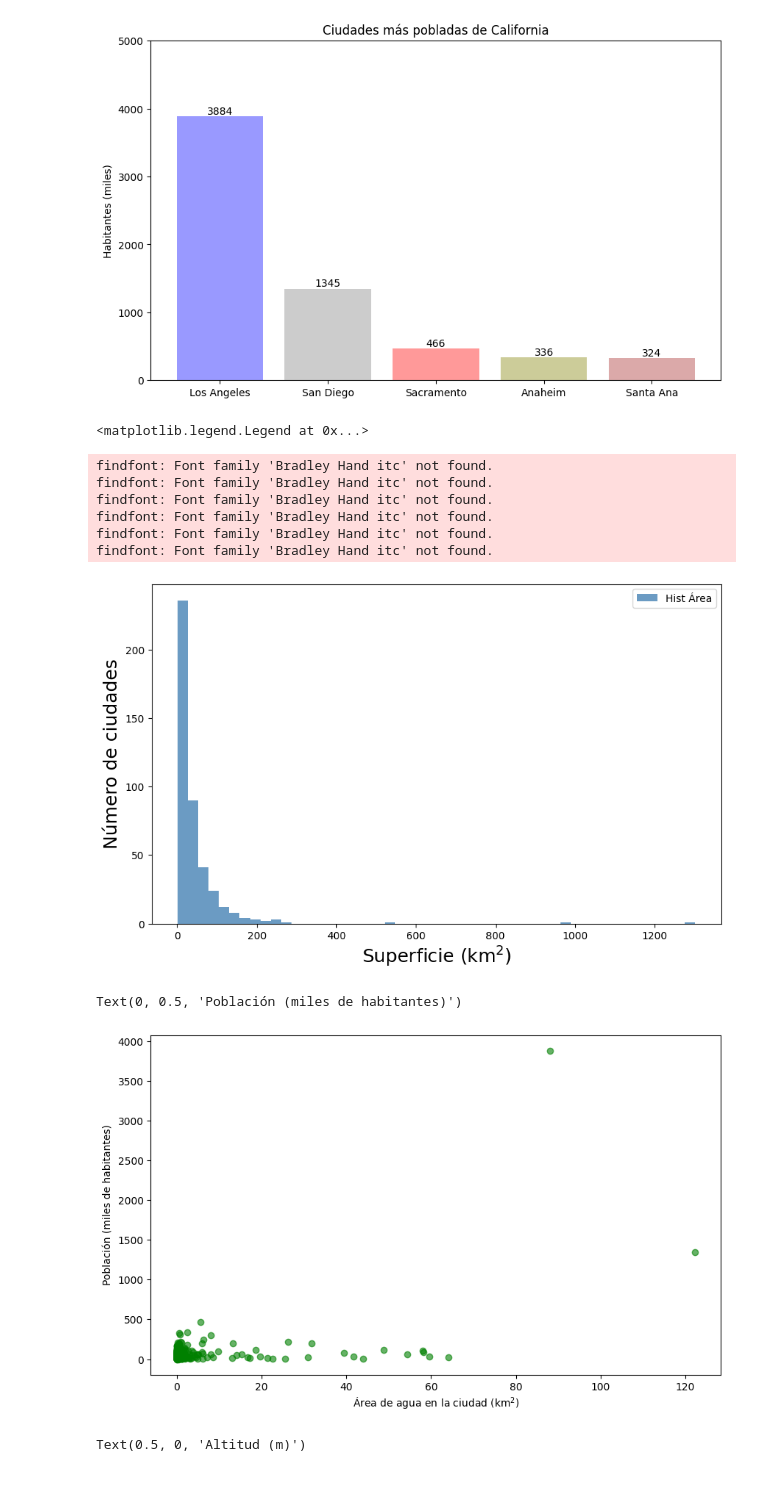
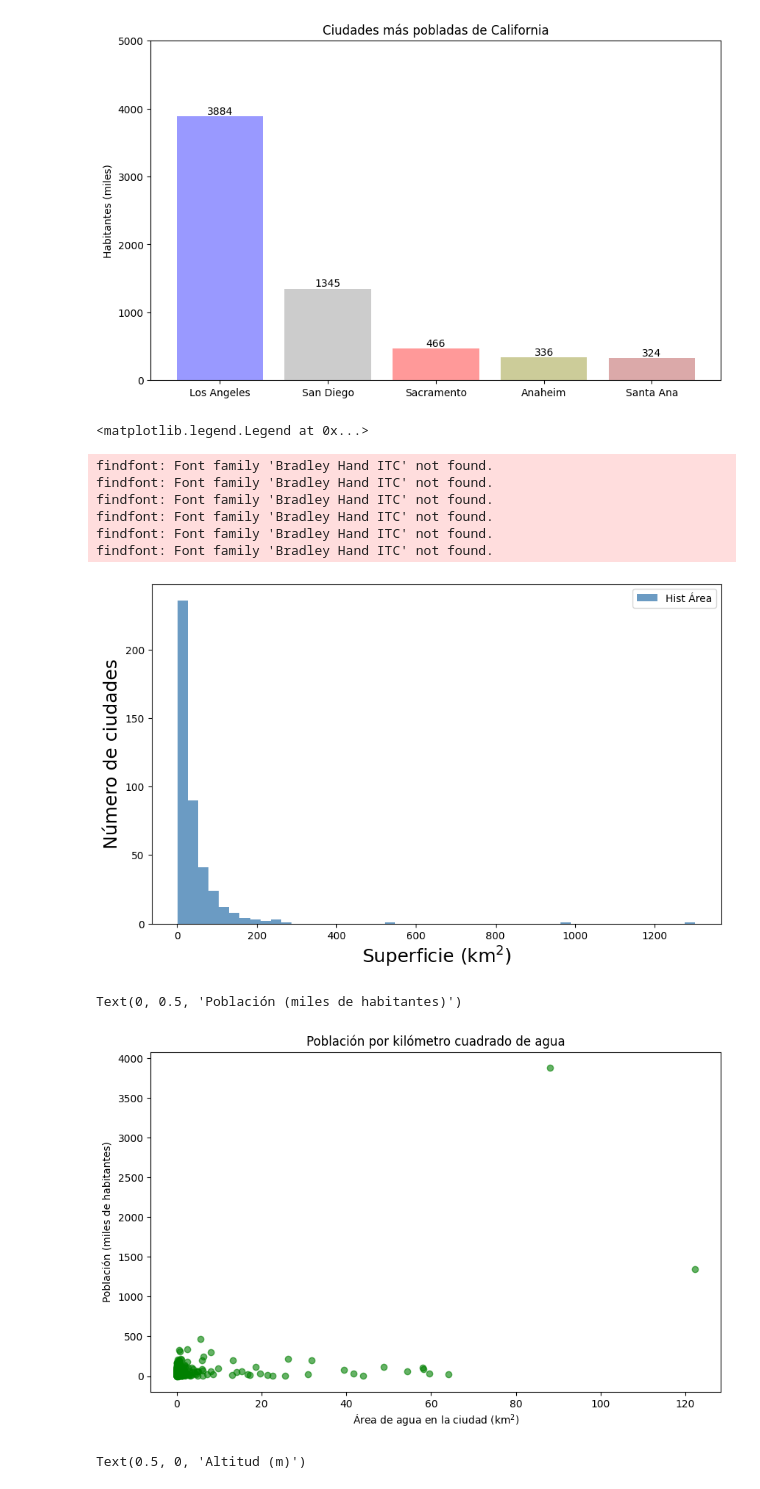
Before and after one commit to elecomexp/ONLINE_DS_THEBRIDGE_2024, a Jupyter notebook: 03_Analisis_Datos/S08_Visualización_Presentacion/U01_Visualizacion_Basica/Practica_Obligatoria/18_Practica_Obligatoria_Visualizacion_Basica.ipynb, the cells around one changed output. Cells and saved outputs as stored; diff of their text form; code cells hidden in the pictures.

```diff
--- a/03_Analisis_Datos/S08_Visualización_Presentacion/U01_Visualizacion_Basica/Practica_Obligatoria/18_Practica_Obligatoria_Visualizacion_Basica.ipynb
+++ b/03_Analisis_Datos/S08_Visualización_Presentacion/U01_Visualizacion_Basica/Practica_Obligatoria/18_Practica_Obligatoria_Visualizacion_Basica.ipynb
@@ -19,11 +20,3 @@ from IPython.display import Image
 import matplotlib.pyplot as plt
 import numpy as np
 import pandas as pd
-# %%
-def split_by_uppercase(text) -> str:
-    '''
-    Utiliza expresiones regulares para encontrar las mayúsculas, separa una cadena,
-    y retornar una nueva string separada por espacios
-    '''
-    strings = re.findall(r'[A-Z][^A-Z]*', text)
-    return ' '.join(strings)
@@ -33,6 +56,24 @@ def split_by_uppercase(text) -> str:
 ### #1.1
 # %% [markdown]
 Carga el dataset de casas de California que está en la ruta './data/california_cities.csv'. Muestra parte de su contenido y su descripción. Deshazte de las filas con nulos.
+# %%
+def split_by_uppercase(text) -> str:
+    '''
+    Uses regular expressions to find uppercase letters, split a string at those points,
+    and return a new string separated by spaces.
+
+    Parameters:
+    ----------
+    text : str
+        Text to split.
+
+    Returns:
+    -------
+    str
+        The modified string with spaces inserted before each uppercase letter.
+    '''
+    strings = re.findall(r'[A-Z][^A-Z]*', text)
+    return ' '.join(strings)
 # %%
 california_cities = pd.read_csv('./data/california_cities.csv',
                                 index_col = 0)
@@ -148,38 +196,40 @@ histogram = plt.hist(california_cities['area_total_km2'].to_list(),
                      label = 'Hist Área'
                      )
 
-kwargs = {'fontfamily' : 'Bradley Hand itc',
+kwargs = {'fontfamily' : 'Bradley Hand ITC',
           'fontsize' : 18}
+
 plt.xlabel('Superficie (km$^{2}$)', **kwargs)
 plt.ylabel('Número de ciudades', **kwargs)
 plt.legend(loc = 'upper right',
            frameon = True)
 # %% [output]
 <matplotlib.legend.Legend at 0x...>
-findfont: Font family 'Bradley Hand itc' not found.
-findfont: Font family 'Bradley Hand itc' not found.
-findfont: Font family 'Bradley Hand itc' not found.
-findfont: Font family 'Bradley Hand itc' not found.
-findfont: Font family 'Bradley Hand itc' not found.
-findfont: Font family 'Bradley Hand itc' not found.
+findfont: Font family 'Bradley Hand ITC' not found.
+findfont: Font family 'Bradley Hand ITC' not found.
+findfont: Font family 'Bradley Hand ITC' not found.
+findfont: Font family 'Bradley Hand ITC' not found.
+findfont: Font family 'Bradley Hand ITC' not found.
+findfont: Font family 'Bradley Hand ITC' not found.
 [figure]
 # %%
 # ######### Apartado 3 #########
 # El scatter de área de agua de un ciudad con su poblacion.
 
 plt.figure(figsize = (10, 6))
 kwargs = {'color' : 'green',
           'alpha' : 0.6,
           'marker' : 'o'}
 plt.scatter(california_cities['area_water_km2'],
             california_cities['population_total']/1000,
             **kwargs)
 
+plt.title('Población por kilómetro cuadrado de agua')
 plt.xlabel('Área de agua en la ciudad (km$^{2}$)')
 plt.ylabel('Población (miles de habitantes)')
 # %% [output]
 Text(0, 0.5, 'Población (miles de habitantes)')
-[figure, old version]
+[figure, new version]
 # %%
 # ######### Apartado 4 #########
 # El boxplot de la altura de las ciudades.
```
Also changed, not shown: parts of 10 cells of this notebook.
